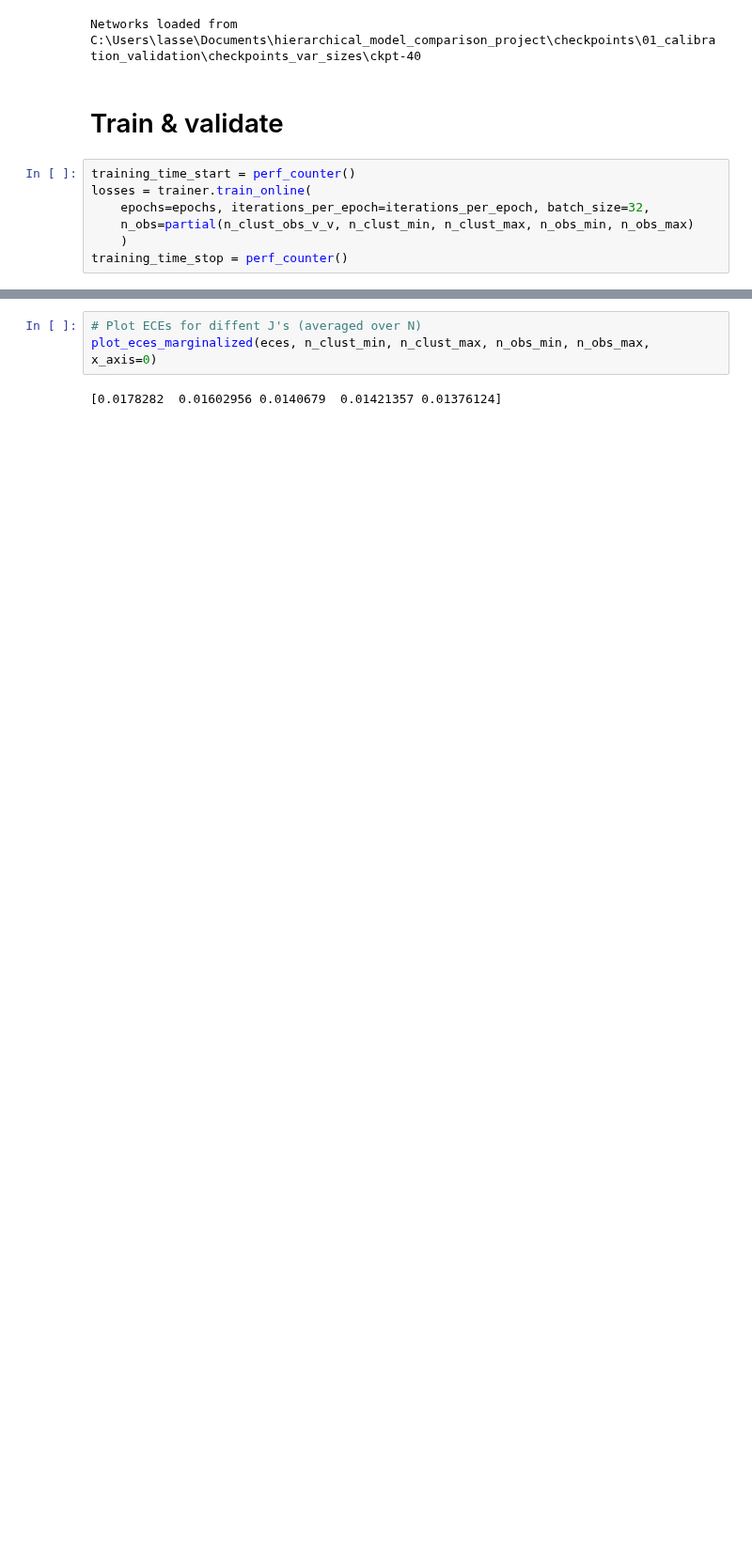
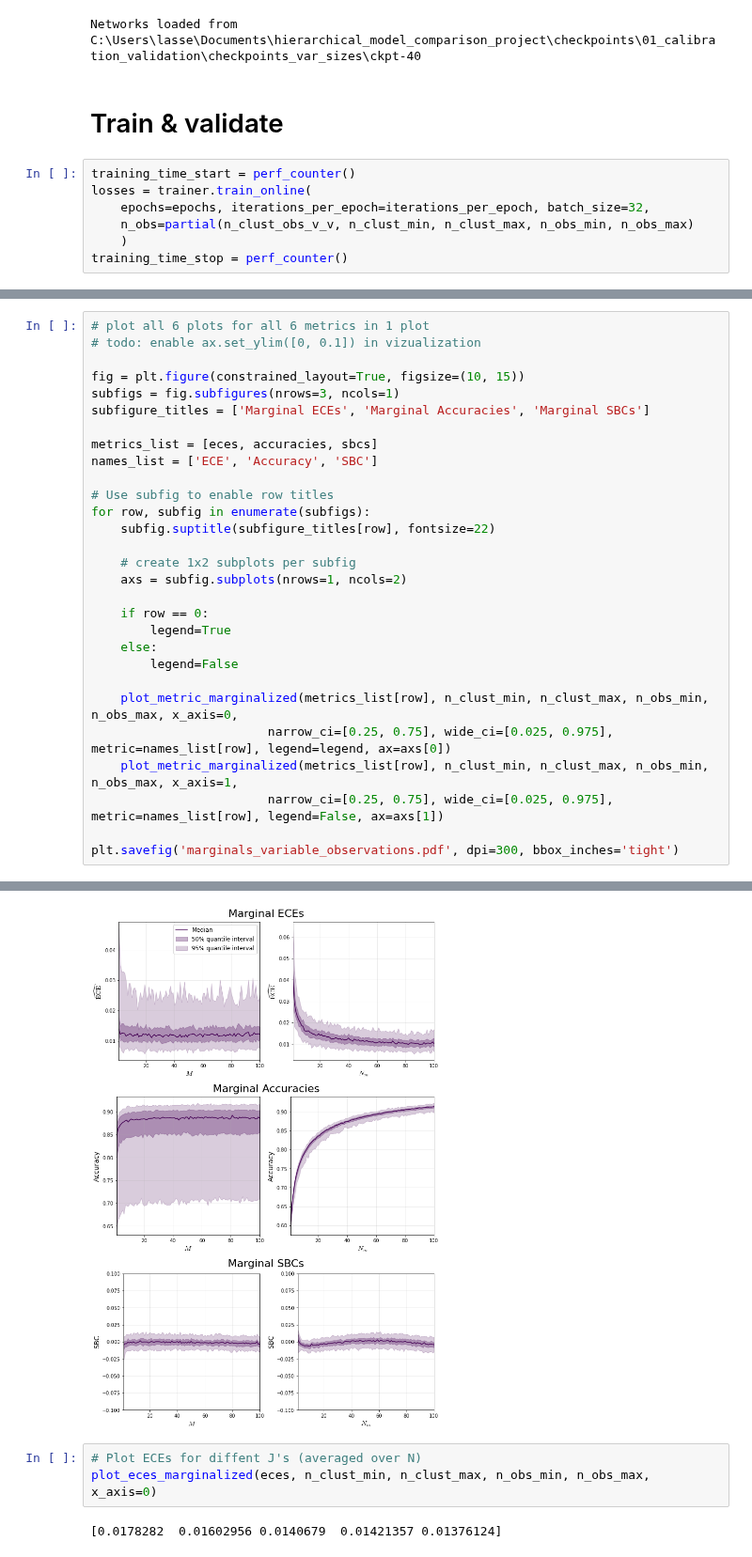
Before and after one commit to elseml/DeepHierarchicalModelComparison, a Jupyter notebook: notebooks/01_calibration_validation/03_calibration_variable_sizes.ipynb, the cells around one changed output, grey strips where cells are left out. Shown at 94% size. Saved outputs shown, nothing was run; the diff lists cells and outputs as text; blank space fills up the shorter version.

```diff
--- a/notebooks/01_calibration_validation/03_calibration_variable_sizes.ipynb
+++ b/notebooks/01_calibration_validation/03_calibration_variable_sizes.ipynb
@@ -124,0 +168,30 @@ Median ECE = 0.884
+# %%
+# plot all 6 plots for all 6 metrics in 1 plot
+# todo: enable ax.set_ylim([0, 0.1]) in vizualization
+
+fig = plt.figure(constrained_layout=True, figsize=(10, 15))
+subfigs = fig.subfigures(nrows=3, ncols=1)
+subfigure_titles = ['Marginal ECEs', 'Marginal Accuracies', 'Marginal SBCs']
+
+metrics_list = [eces, accuracies, sbcs]
+names_list = ['ECE', 'Accuracy', 'SBC']
+
+# Use subfig to enable row titles
+for row, subfig in enumerate(subfigs):
+    subfig.suptitle(subfigure_titles[row], fontsize=22)
+
+    # create 1x2 subplots per subfig
+    axs = subfig.subplots(nrows=1, ncols=2)
+
+    if row == 0:
+        legend=True
+    else:
+        legend=False
+
+    plot_metric_marginalized(metrics_list[row], n_clust_min, n_clust_max, n_obs_min, n_obs_max, x_axis=0,
+                        narrow_ci=[0.25, 0.75], wide_ci=[0.025, 0.975], metric=names_list[row], legend=legend, ax=axs[0])
+    plot_metric_marginalized(metrics_list[row], n_clust_min, n_clust_max, n_obs_min, n_obs_max, x_axis=1,
+                        narrow_ci=[0.25, 0.75], wide_ci=[0.025, 0.975], metric=names_list[row], legend=False, ax=axs[1])
+
+plt.savefig('marginals_variable_observations.pdf', dpi=300, bbox_inches='tight')
+# %% [output]
@@ -125,3 +207,4 @@ Median ECE = 0.884
+[figure, added]
 # %%
 # Plot ECEs for diffent J's (averaged over N)
 plot_eces_marginalized(eces, n_clust_min, n_clust_max, n_obs_min, n_obs_max, x_axis=0)
```
Also changed, not shown: parts of 10 cells of this notebook, 2 other files.
